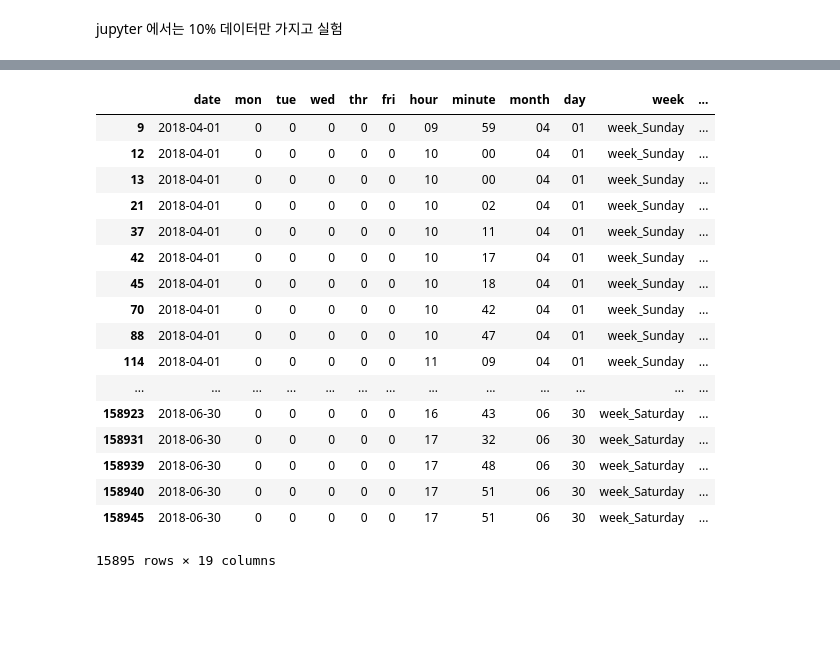
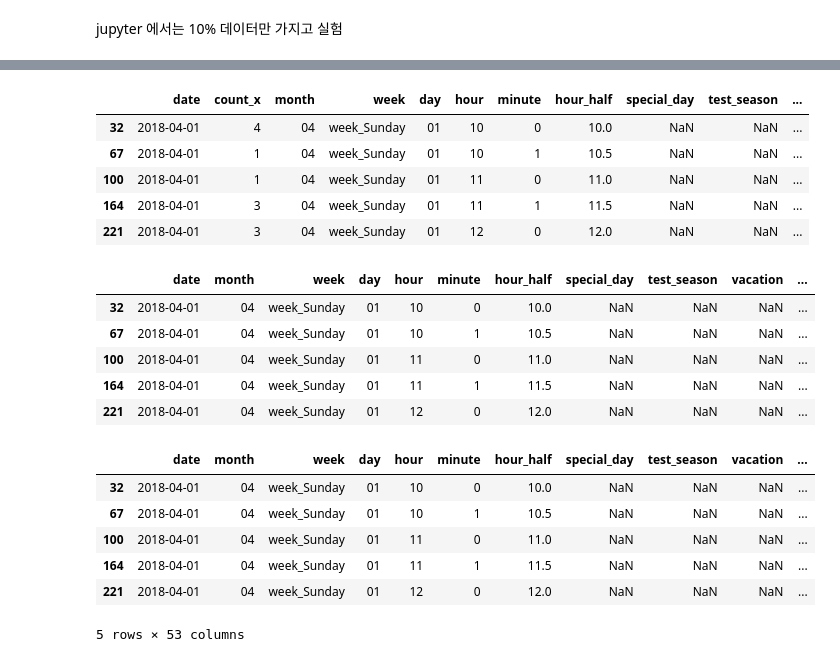
Before and after one commit to sju-coml/SAI-2019-Summer_Hackathon_Server, a Jupyter notebook: ModelTraining/Model_Making.ipynb, the cells around one changed output, grey strips where cells are left out. Cells and saved outputs as stored; diff of their text form; code cells hidden in the pictures; blank space fills up the shorter version.

```diff
--- a/ModelTraining/Model_Making.ipynb
+++ b/ModelTraining/Model_Making.ipynb
@@ -237,2 +137,27 @@ cnt
+# %%
+df_groupedcolumn = df_original.groupby('groupbycolumn')['count'].sum()
+# %%
+df_original = df_original.drop_duplicates('groupbycolumn')
+# %%
+df_original = pd.merge(df_original, df_groupedcolumn, left_on = 'groupbycolumn', right_index = True)
+# %%
+df_original.head()
+# %% [output]
+|  | date | count_x | month | week | day | hour | minute | hour_half | special_day | test_season | ... |
+| 32 | 2018-04-01 | 4 | 04 | week_Sunday | 01 | 10 | 0 | 10.0 | NaN | NaN | ... |
+| 67 | 2018-04-01 | 1 | 04 | week_Sunday | 01 | 10 | 1 | 10.5 | NaN | NaN | ... |
+| 100 | 2018-04-01 | 1 | 04 | week_Sunday | 01 | 11 | 0 | 11.0 | NaN | NaN | ... |
+| 164 | 2018-04-01 | 3 | 04 | week_Sunday | 01 | 11 | 1 | 11.5 | NaN | NaN | ... |
+| 221 | 2018-04-01 | 3 | 04 | week_Sunday | 01 | 12 | 0 | 12.0 | NaN | NaN | ... |
+# %%
+df_original = df_original.drop(['count_x', 'groupbycolumn'] , axis = 1)
+df_original.head()
+# %% [output]
+|  | date | month | week | day | hour | minute | hour_half | special_day | test_season | vacation | ... |
+| 32 | 2018-04-01 | 04 | week_Sunday | 01 | 10 | 0 | 10.0 | NaN | NaN | NaN | ... |
+| 67 | 2018-04-01 | 04 | week_Sunday | 01 | 10 | 1 | 10.5 | NaN | NaN | NaN | ... |
+| 100 | 2018-04-01 | 04 | week_Sunday | 01 | 11 | 0 | 11.0 | NaN | NaN | NaN | ... |
+| 164 | 2018-04-01 | 04 | week_Sunday | 01 | 11 | 1 | 11.5 | NaN | NaN | NaN | ... |
+| 221 | 2018-04-01 | 04 | week_Sunday | 01 | 12 | 0 | 12.0 | NaN | NaN | NaN | ... |
 # %%
 df_original_with_dummies = pd.concat([df_original, pd.get_dummies(df_original.week)], axis = 1)
@@ -239,21 +166,10 @@ df_original_with_dummies = pd.concat([df_original, pd.get_dummies(df_original.we
 # %%
-df_original_with_dummies
+df_original_with_dummies.head()
 # %% [output]
-|  | date | mon | tue | wed | thr | fri | hour | minute | month | day | week | ... |
-| 9 | 2018-04-01 | 0 | 0 | 0 | 0 | 0 | 09 | 59 | 04 | 01 | week_Sunday | ... |
-| 12 | 2018-04-01 | 0 | 0 | 0 | 0 | 0 | 10 | 00 | 04 | 01 | week_Sunday | ... |
-| 13 | 2018-04-01 | 0 | 0 | 0 | 0 | 0 | 10 | 00 | 04 | 01 | week_Sunday | ... |
-| 21 | 2018-04-01 | 0 | 0 | 0 | 0 | 0 | 10 | 02 | 04 | 01 | week_Sunday | ... |
-| 37 | 2018-04-01 | 0 | 0 | 0 | 0 | 0 | 10 | 11 | 04 | 01 | week_Sunday | ... |
-| 42 | 2018-04-01 | 0 | 0 | 0 | 0 | 0 | 10 | 17 | 04 | 01 | week_Sunday | ... |
-| 45 | 2018-04-01 | 0 | 0 | 0 | 0 | 0 | 10 | 18 | 04 | 01 | week_Sunday | ... |
-| 70 | 2018-04-01 | 0 | 0 | 0 | 0 | 0 | 10 | 42 | 04 | 01 | week_Sunday | ... |
-| 88 | 2018-04-01 | 0 | 0 | 0 | 0 | 0 | 10 | 47 | 04 | 01 | week_Sunday | ... |
-| 114 | 2018-04-01 | 0 | 0 | 0 | 0 | 0 | 11 | 09 | 04 | 01 | week_Sunday | ... |
-| ... | ... | ... | ... | ... | ... | ... | ... | ... | ... | ... | ... | ... |
-| 158923 | 2018-06-30 | 0 | 0 | 0 | 0 | 0 | 16 | 43 | 06 | 30 | week_Saturday | ... |
-| 158931 | 2018-06-30 | 0 | 0 | 0 | 0 | 0 | 17 | 32 | 06 | 30 | week_Saturday | ... |
-| 158939 | 2018-06-30 | 0 | 0 | 0 | 0 | 0 | 17 | 48 | 06 | 30 | week_Saturday | ... |
-| 158940 | 2018-06-30 | 0 | 0 | 0 | 0 | 0 | 17 | 51 | 06 | 30 | week_Saturday | ... |
-| 158945 | 2018-06-30 | 0 | 0 | 0 | 0 | 0 | 17 | 51 | 06 | 30 | week_Saturday | ... |
+|  | date | month | week | day | hour | minute | hour_half | special_day | test_season | vacation | ... |
+| 32 | 2018-04-01 | 04 | week_Sunday | 01 | 10 | 0 | 10.0 | NaN | NaN | NaN | ... |
+| 67 | 2018-04-01 | 04 | week_Sunday | 01 | 10 | 1 | 10.5 | NaN | NaN | NaN | ... |
+| 100 | 2018-04-01 | 04 | week_Sunday | 01 | 11 | 0 | 11.0 | NaN | NaN | NaN | ... |
+| 164 | 2018-04-01 | 04 | week_Sunday | 01 | 11 | 1 | 11.5 | NaN | NaN | NaN | ... |
+| 221 | 2018-04-01 | 04 | week_Sunday | 01 | 12 | 0 | 12.0 | NaN | NaN | NaN | ... |
-15895 rows × 19 columns
+5 rows × 53 columns
```
Also changed, not shown: parts of 33 cells of this notebook, 9 other files.
